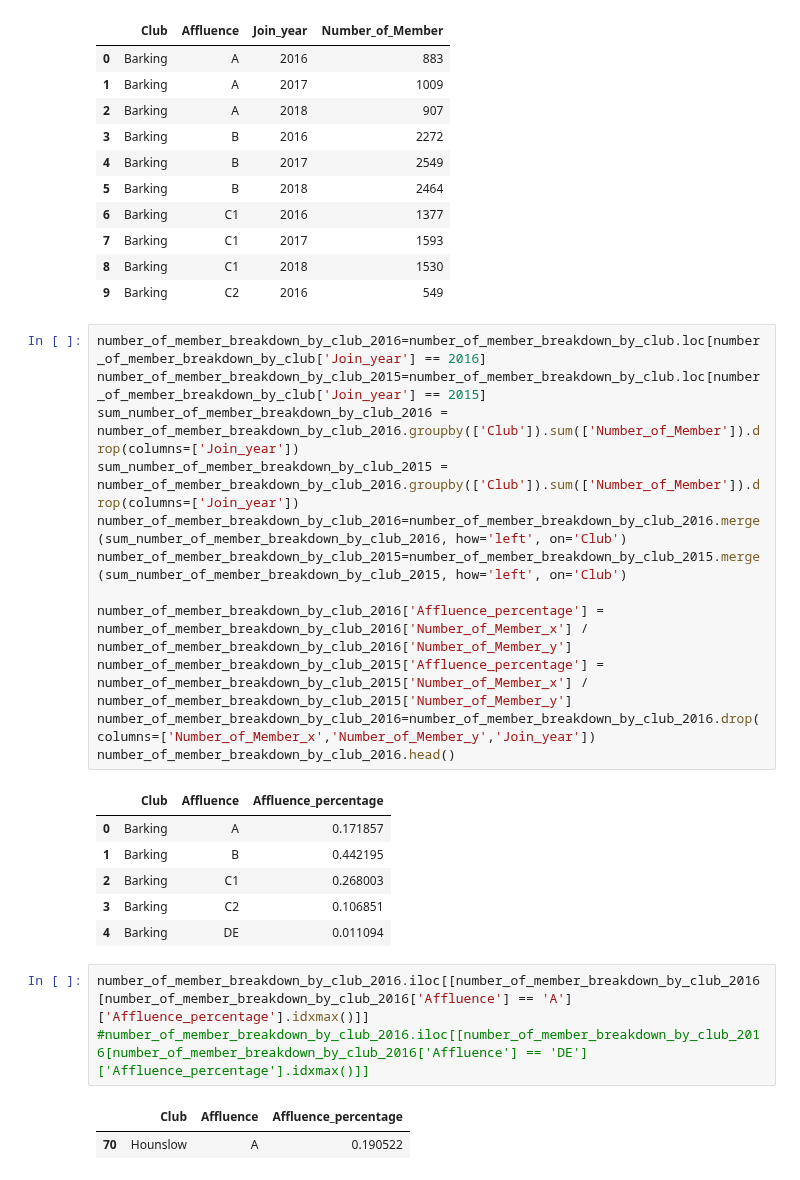
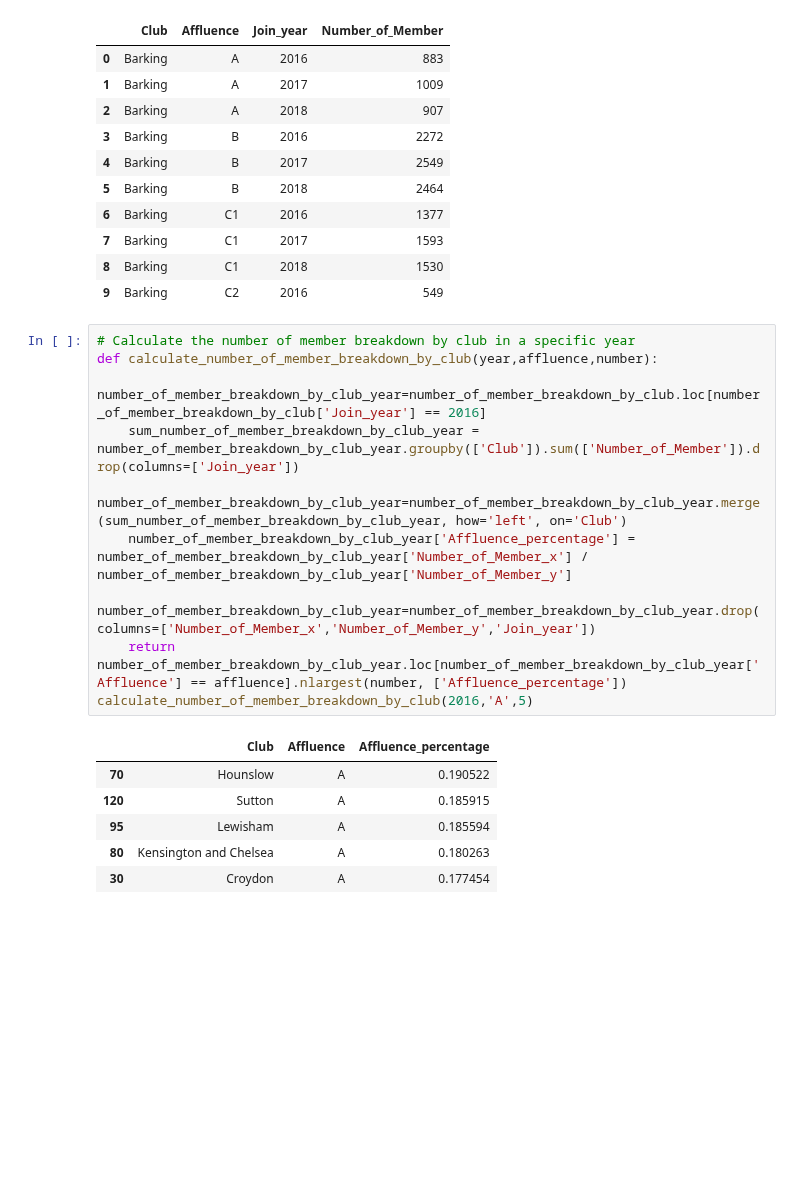
Before and after one commit to Lanottez/IC_BA_2020_BIA_A3, a Jupyter notebook: Analysis_Affluence.ipynb, the cells around one changed output. Cells and saved outputs as stored; diff of their text form; blank space fills up the shorter version.

```diff
--- a/Analysis_Affluence.ipynb
+++ b/Analysis_Affluence.ipynb
@@ -268,28 +257,20 @@ number_of_member_breakdown_by_club.head(10)
 | 7 | Barking | C1 | 2017 | 1593 |
 | 8 | Barking | C1 | 2018 | 1530 |
 | 9 | Barking | C2 | 2016 | 549 |
-# %%
-number_of_member_breakdown_by_club_2016=number_of_member_breakdown_by_club.loc[number_of_member_breakdown_by_club['Join_year'] == 2016]
-number_of_member_breakdown_by_club_2015=number_of_member_breakdown_by_club.loc[number_of_member_breakdown_by_club['Join_year'] == 2015]
-sum_number_of_member_breakdown_by_club_2016 = number_of_member_breakdown_by_club_2016.groupby(['Club']).sum(['Number_of_Member']).drop(columns=['Join_year'])
-sum_number_of_member_breakdown_by_club_2015 = number_of_member_breakdown_by_club_2016.groupby(['Club']).sum(['Number_of_Member']).drop(columns=['Join_year'])
-number_of_member_breakdown_by_club_2016=number_of_member_breakdown_by_club_2016.merge(sum_number_of_member_breakdown_by_club_2016, how='left', on='Club')
-number_of_member_breakdown_by_club_2015=number_of_member_breakdown_by_club_2015.merge(sum_number_of_member_breakdown_by_club_2015, how='left', on='Club')
-
-number_of_member_breakdown_by_club_2016['Affluence_percentage'] = number_of_member_breakdown_by_club_2016['Number_of_Member_x'] / number_of_member_breakdown_by_club_2016['Number_of_Member_y']
-number_of_member_breakdown_by_club_2015['Affluence_percentage'] = number_of_member_breakdown_by_club_2015['Number_of_Member_x'] / number_of_member_breakdown_by_club_2015['Number_of_Member_y']
-number_of_member_breakdown_by_club_2016=number_of_member_breakdown_by_club_2016.drop(columns=['Number_of_Member_x','Number_of_Member_y','Join_year'])
-number_of_member_breakdown_by_club_2016.head()
-# %% [output]
-|  | Club | Affluence | Affluence_percentage |
-| 0 | Barking | A | 0.171857 |
-| 1 | Barking | B | 0.442195 |
-| 2 | Barking | C1 | 0.268003 |
-| 3 | Barking | C2 | 0.106851 |
-| 4 | Barking | DE | 0.011094 |
-# %%
-number_of_member_breakdown_by_club_2016.iloc[[number_of_member_breakdown_by_club_2016[number_of_member_breakdown_by_club_2016['Affluence'] == 'A']['Affluence_percentage'].idxmax()]]
-#number_of_member_breakdown_by_club_2016.iloc[[number_of_member_breakdown_by_club_2016[number_of_member_breakdown_by_club_2016['Affluence'] == 'DE']['Affluence_percentage'].idxmax()]]
-# %% [output]
-|  | Club | Affluence | Affluence_percentage |
-| 70 | Hounslow | A | 0.190522 |
+# %%
+# Calculate the number of member breakdown by club in a specific year
+def calculate_number_of_member_breakdown_by_club(year,affluence,number):
+    number_of_member_breakdown_by_club_year=number_of_member_breakdown_by_club.loc[number_of_member_breakdown_by_club['Join_year'] == 2016]
+    sum_number_of_member_breakdown_by_club_year = number_of_member_breakdown_by_club_year.groupby(['Club']).sum(['Number_of_Member']).drop(columns=['Join_year'])
+    number_of_member_breakdown_by_club_year=number_of_member_breakdown_by_club_year.merge(sum_number_of_member_breakdown_by_club_year, how='left', on='Club')
+    number_of_member_breakdown_by_club_year['Affluence_percentage'] = number_of_member_breakdown_by_club_year['Number_of_Member_x'] / number_of_member_breakdown_by_club_year['Number_of_Member_y']
+    number_of_member_breakdown_by_club_year=number_of_member_breakdown_by_club_year.drop(columns=['Number_of_Member_x','Number_of_Member_y','Join_year'])
+    return number_of_member_breakdown_by_club_year.loc[number_of_member_breakdown_by_club_year['Affluence'] == affluence].nlargest(number, ['Affluence_percentage'])
+calculate_number_of_member_breakdown_by_club(2016,'A',5)
+# %% [output]
+|  | Club | Affluence | Affluence_percentage |
+| 70 | Hounslow | A | 0.190522 |
+| 120 | Sutton | A | 0.185915 |
+| 95 | Lewisham | A | 0.185594 |
+| 80 | Kensington and Chelsea | A | 0.180263 |
+| 30 | Croydon | A | 0.177454 |
```
Also changed, not shown: parts of 1 cell of this notebook, 1 other file.
